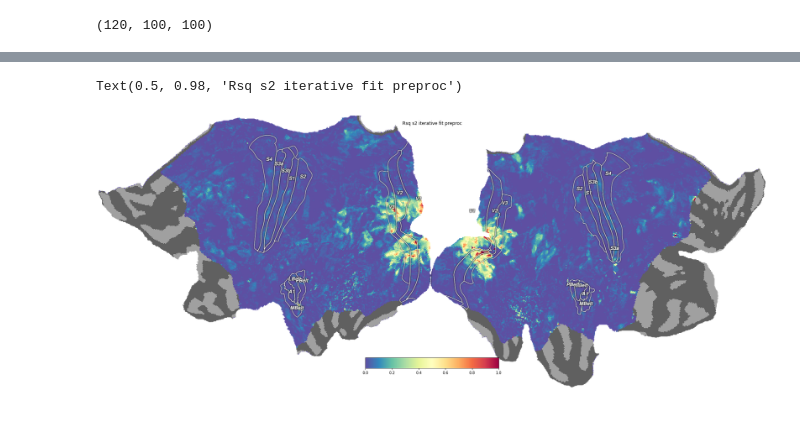
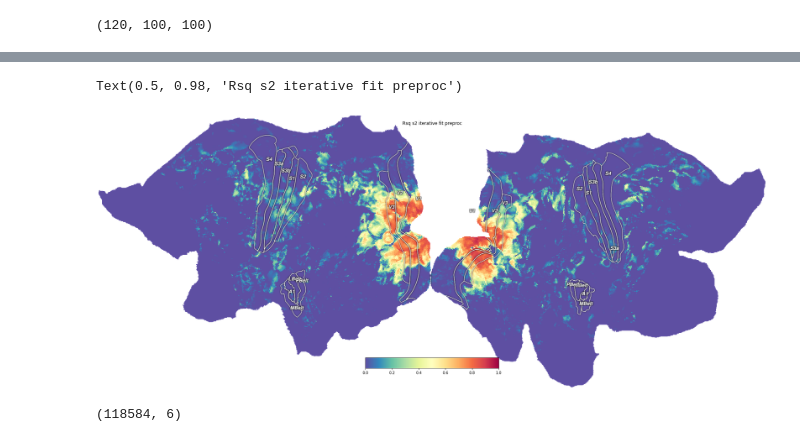
Before and after one commit to RonvdKlundert/cfdn, a Jupyter notebook: notebooks/fit_prfs.ipynb, the cells around one changed output, grey strips where cells are left out. Saved outputs shown, nothing was run; the diff lists cells and outputs as text; code cells hidden in the pictures.

```diff
--- a/notebooks/fit_prfs.ipynb
+++ b/notebooks/fit_prfs.ipynb
@@ -193,13 +193,17 @@ np.save("/scratch/2021/nprf_ss/derivatives/Scalars/sub-02/sub-02_task-prf_space-
 # %%
-f = cx.quickshow(cx.Vertex(get_cortex(s2_f.mean(axis=1)), subject='hcp_999999', cmap='Spectral_r', vmin=0, vmax=1), with_curvature=True);
+f = cx.quickshow(cx.Vertex(get_cortex(gf_P.iterative_search_params[:,-1]), subject='hcp_999999', cmap='Spectral_r', vmin=0, vmax=1), with_curvature=True);
 # zoom_to_roi('hcp_999999', 'V2', hem='')
 f.suptitle('Rsq s2 iterative fit preproc')
 # %% [output]
 Text(0.5, 0.98, 'Rsq s2 iterative fit preproc')
-[figure, old version]
+[figure, new version]
 # %%
 from prfpy.model import Iso2DGaussianModel, Norm_Iso2DGaussianModel, DoG_Iso2DGaussianModel, CSS_Iso2DGaussianModel
 from prfpy.fit import Iso2DGaussianFitter, Norm_Iso2DGaussianFitter, DoG_Iso2DGaussianFitter, CSS_Iso2DGaussianFitter
+# %%
+gf_P.iterative_search_params = get_cortex(gf_P.iterative_search_params).shape
+# %% [output]
+(118584, 6)
 # %%
 gg_norm = Norm_Iso2DGaussianModel(stimulus=prf_stim,
                                     filter_predictions=False,
```
Also changed, not shown: parts of 3 cells of this notebook, 1 other file.
